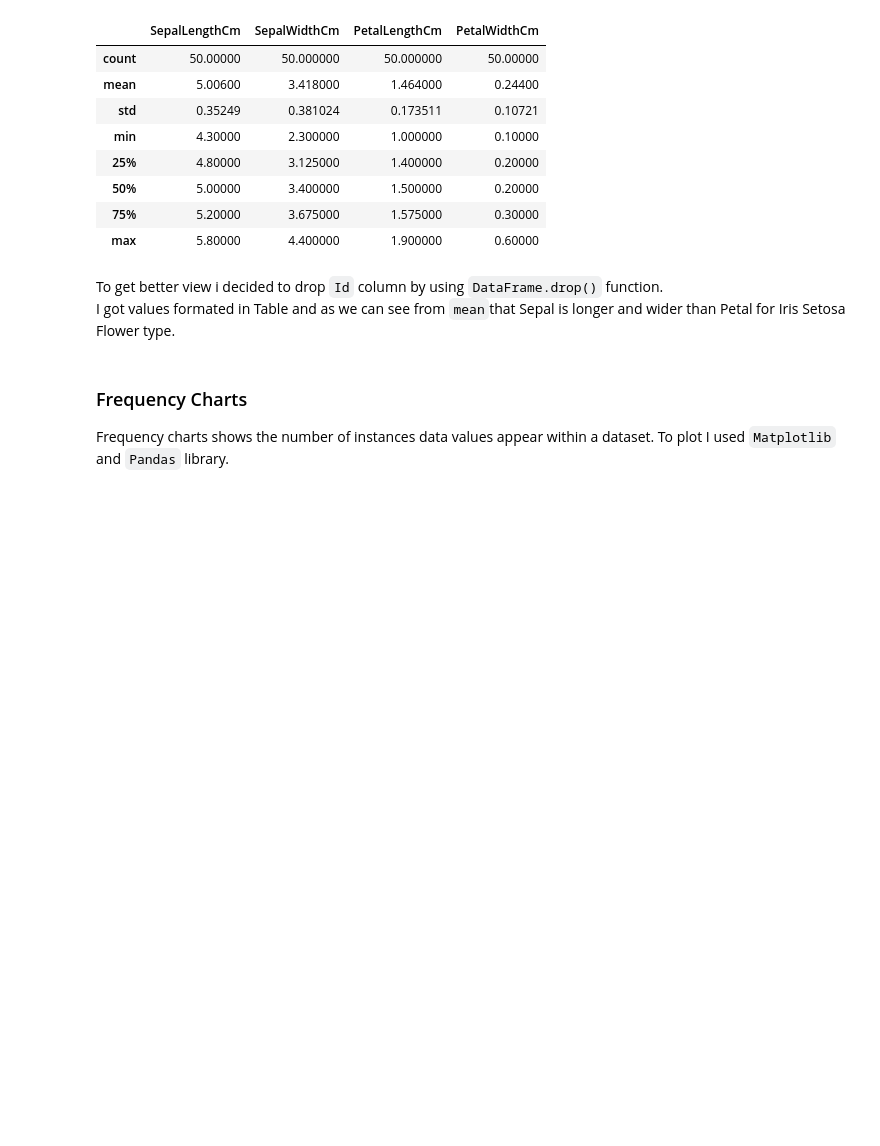
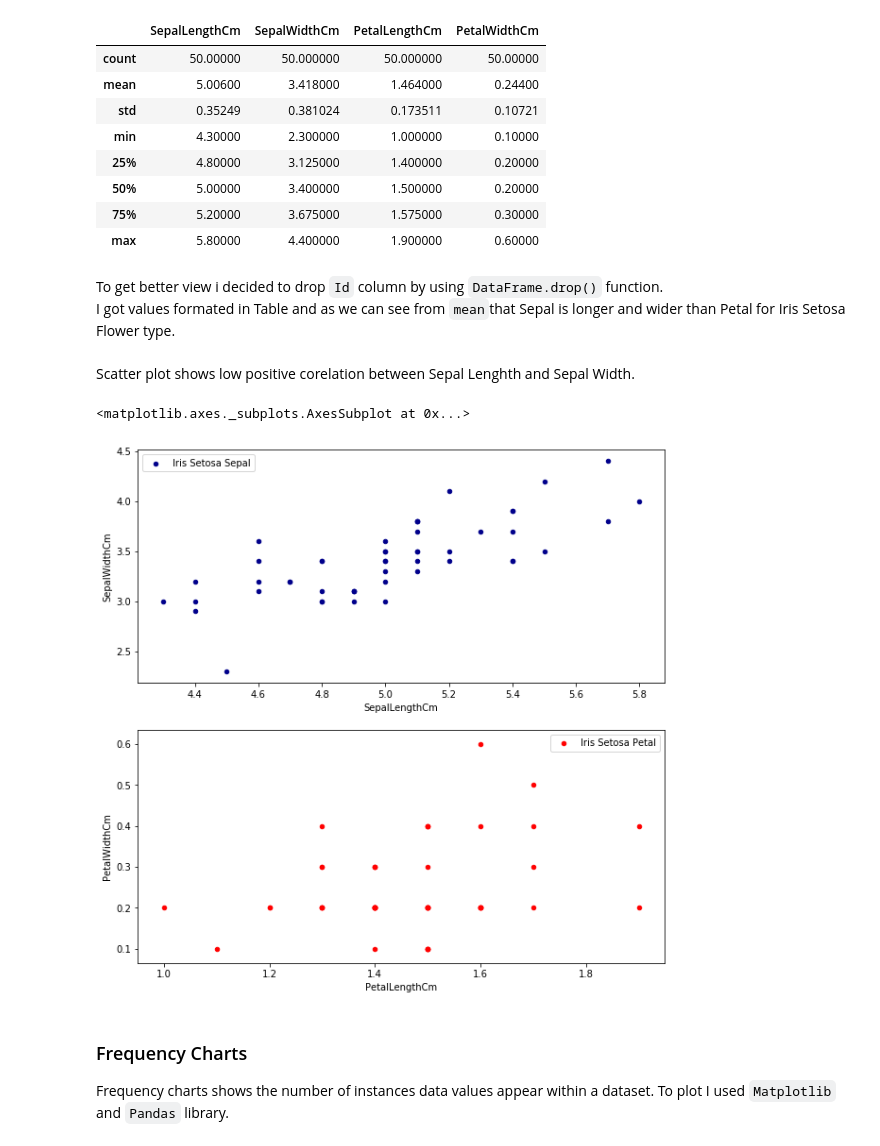
Before and after one commit to Slawak1/pands-project, a Jupyter notebook: IrisProject2019.ipynb, the cells around one changed output. Saved outputs shown, nothing was run; the diff lists cells and outputs as text; code cells hidden in the pictures; blank space fills up the shorter version.

Commit message:
scatter and boxplot added

```diff
--- a/IrisProject2019.ipynb
+++ b/IrisProject2019.ipynb
@@ -146,6 +146,31 @@ dfSetosa.describe()
 # %% [markdown]
 To get better view i decided to drop `Id` column by using `DataFrame.drop()` function.<br>
 I got values formated in Table and as we can see from `mean`that Sepal is longer and wider than Petal for Iris Setosa Flower type.
+# %% [markdown]
+Scatter plot shows low positive corelation between Sepal Lenghth and Sepal Width.
+# %%
+fig, ax = plt.subplots(2,1, figsize=(10, 10))
+
+dfSetosa.plot(
+    kind='scatter',
+    x='SepalLengthCm',
+    y='SepalWidthCm',
+    color='DarkBlue',
+    ax=ax[0],
+    label='Iris Setosa Sepal',
+    figsize=(10,10))
+
+dfSetosa.plot(
+    kind='scatter',
+    x='PetalLengthCm',
+    y='PetalWidthCm',
+    color='red',
+    ax=ax[1],
+    label='Iris Setosa Petal',
+    figsize=(10,10))
+# %% [output]
+<matplotlib.axes._subplots.AxesSubplot at 0x...>
+[figure, added]
 # %% [markdown]
 ### Frequency Charts
 Frequency charts shows the number of instances data values appear within a dataset. To plot I used `Matplotlib` and `Pandas` library.
```
Also changed, not shown: parts of 3 cells of this notebook.
